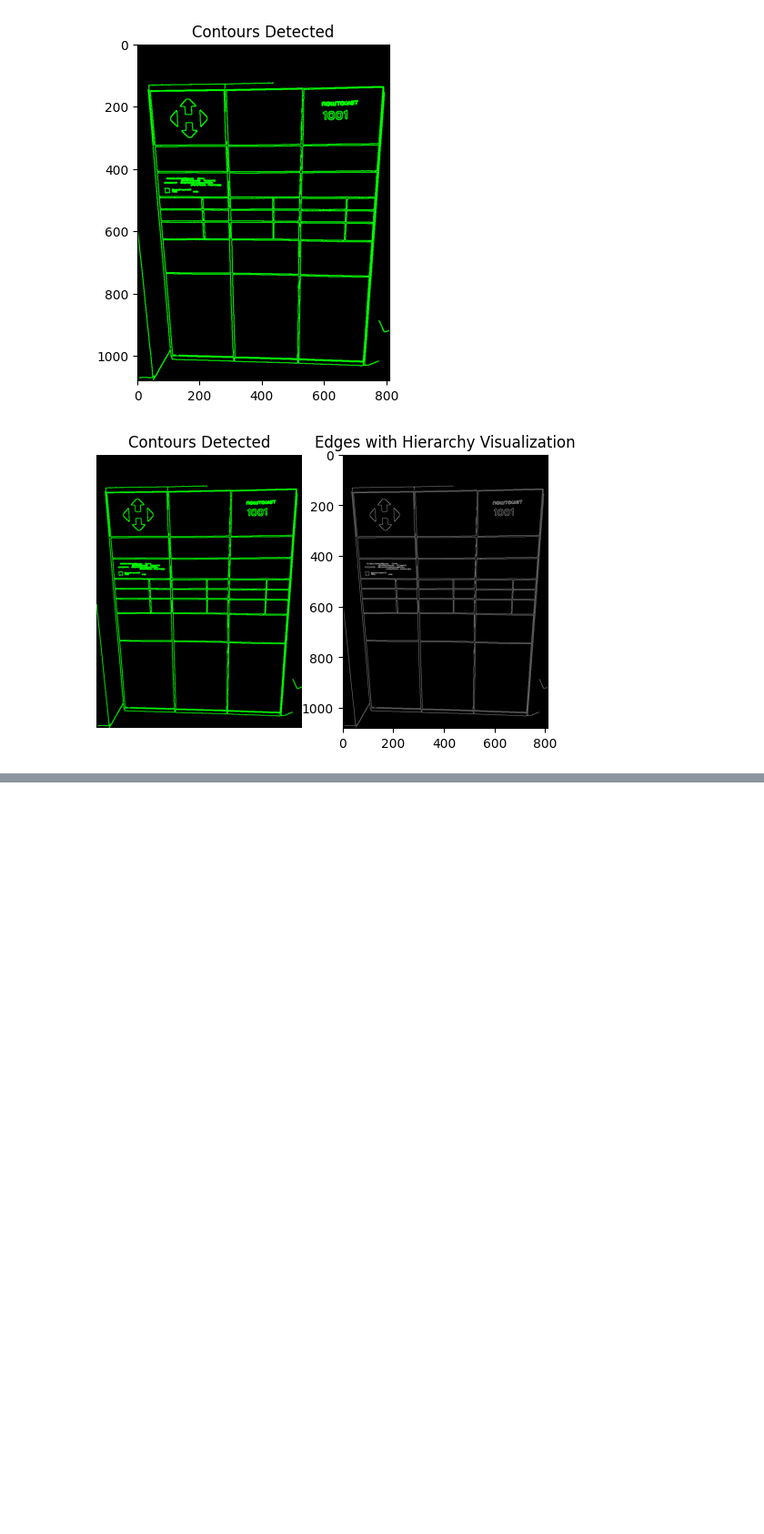
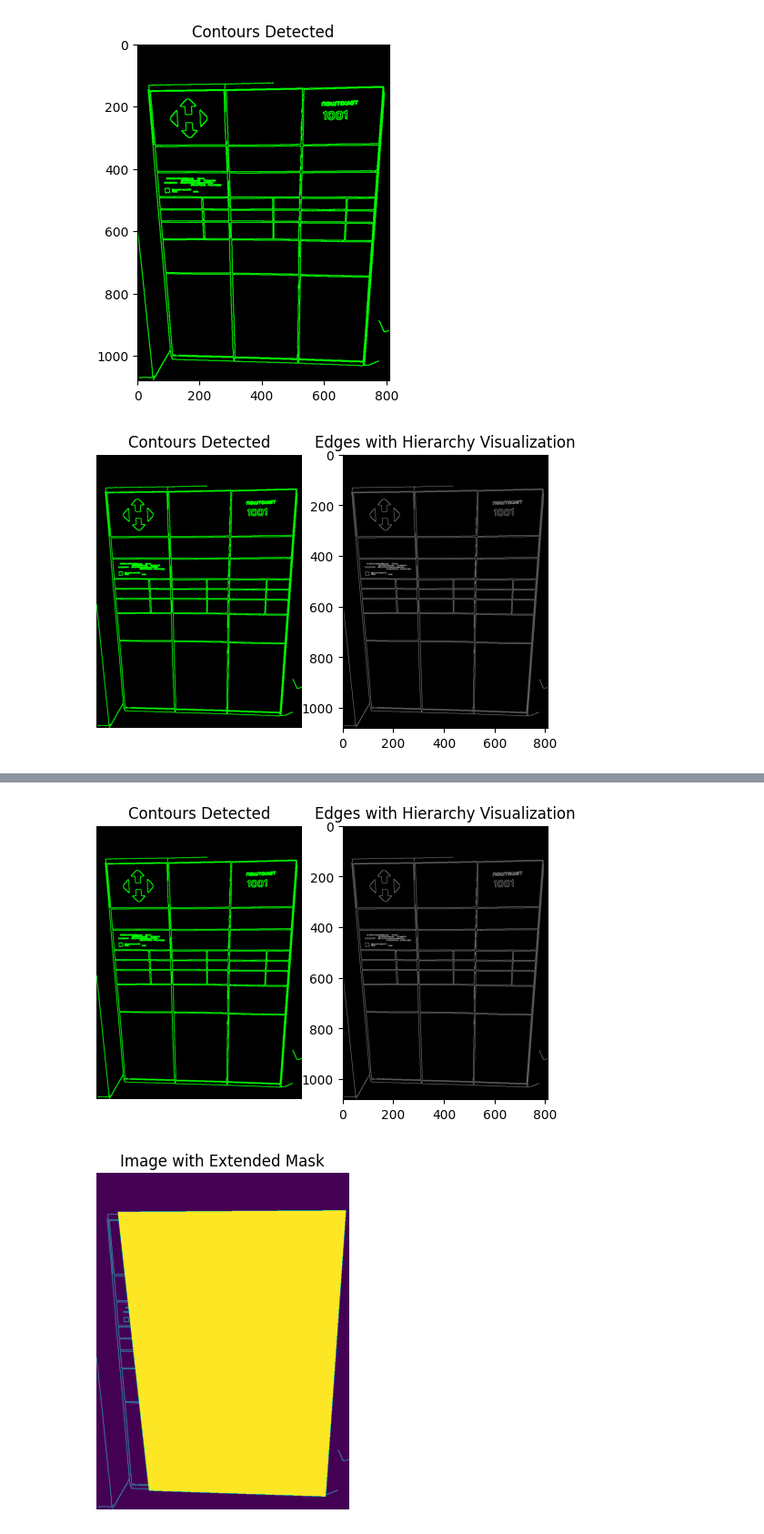
Before and after one commit to TimofiyJ/Meduzzen_Intership, a Jupyter notebook: ML_NovaPoshta_CV/experiments.ipynb, the cells around one changed output, grey strips where cells are left out. Shown at 91% size. Cells and saved outputs as stored; diff of their text form; code cells hidden in the pictures; blank space fills up the shorter version.

```diff
--- a/ML_NovaPoshta_CV/experiments.ipynb
+++ b/ML_NovaPoshta_CV/experiments.ipynb
@@ -727,0 +800,61 @@ plt.show()
+# %%
+import cv2
+import matplotlib.pyplot as plt
+import numpy as np
+
+# Load the image
+image = cv2.imread(img_location)
+
+# Convert to grayscale
+gray = cv2.cvtColor(image, cv2.COLOR_BGR2GRAY)
+
+# Blur the image
+blurred = cv2.GaussianBlur(gray, (5, 5), 0)
+
+# Detect edges
+edges = cv2.Canny(blurred, 50, 150)
+
+# Find contours
+contours, hierarchy = cv2.findContours(edges, cv2.RETR_TREE, cv2.CHAIN_APPROX_SIMPLE)
+
+# Draw all contours on a blank canvas
+canvas = np.zeros_like(image)
+cv2.drawContours(canvas, contours, -1, (0, 255, 0), 2)
+
+# Display the contours on the blank canvas
+plt.subplot(121)
+plt.imshow(canvas)
+plt.title('Contours Detected')
+plt.axis('off')
+
+# Display the hierarchy
+plt.subplot(122)
+plt.imshow(edges, cmap='gray')
+plt.title('Edges with Hierarchy Visualization')
+
+# Plot hierarchy lines
+for i, h in enumerate(hierarchy[0]):
+    if h[3] != -1:
+        cv2.line(edges, tuple(contours[i][0][0]), tuple(contours[h[3]][0][0]), 128, 1)
+
+plt.show()
+
+# Convert to binary mask based on edges
+edge_mask = np.zeros_like(gray)
+cv2.drawContours(edge_mask, contours, -1, 1, thickness=cv2.FILLED)
+
+# Combine the edge mask with the existing filtered mask
+extended_mask = np.logical_or(filtered_mask, edge_mask)
+
+# Apply the extended mask to the original image
+result_image_extended = image.copy()
+result_image_extended[extended_mask == 0] = [0, 0, 0]  # Set pixels outside the mask to black
+
+# Display the result image with the extended mask
+plt.imshow(extended_mask)
+plt.title('Image with Extended Mask')
+plt.axis('off')
+plt.show()
+# %% [output]
+[figure, added]
+[figure, added]
```
Also changed, not shown: parts of 6 cells of this notebook.
